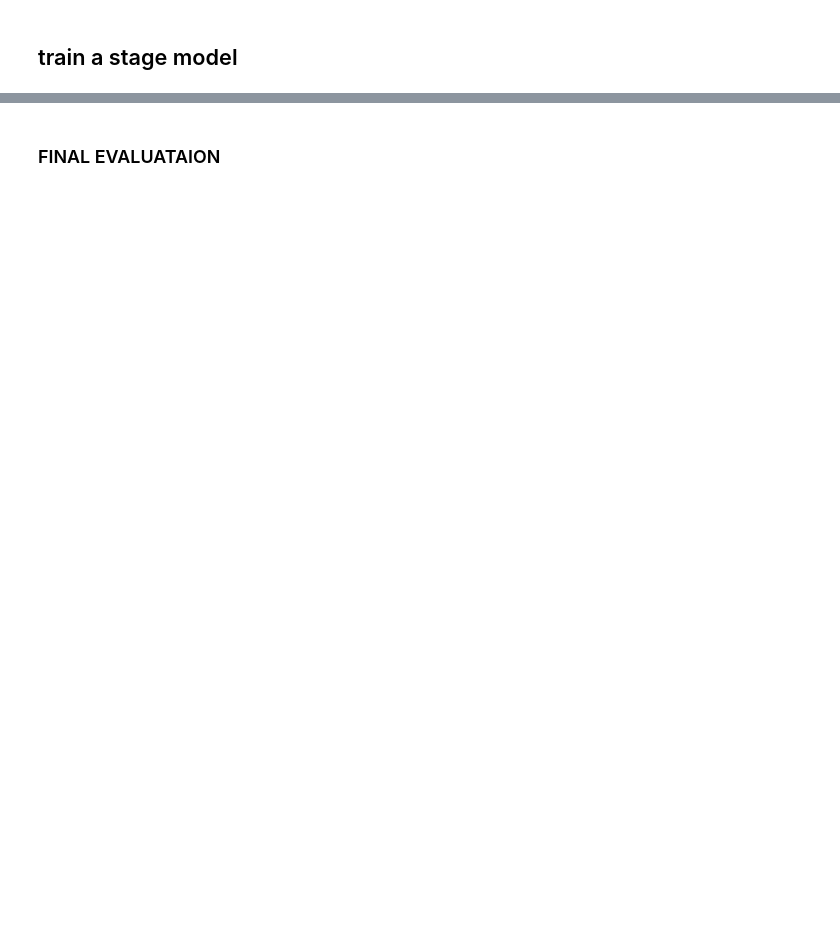
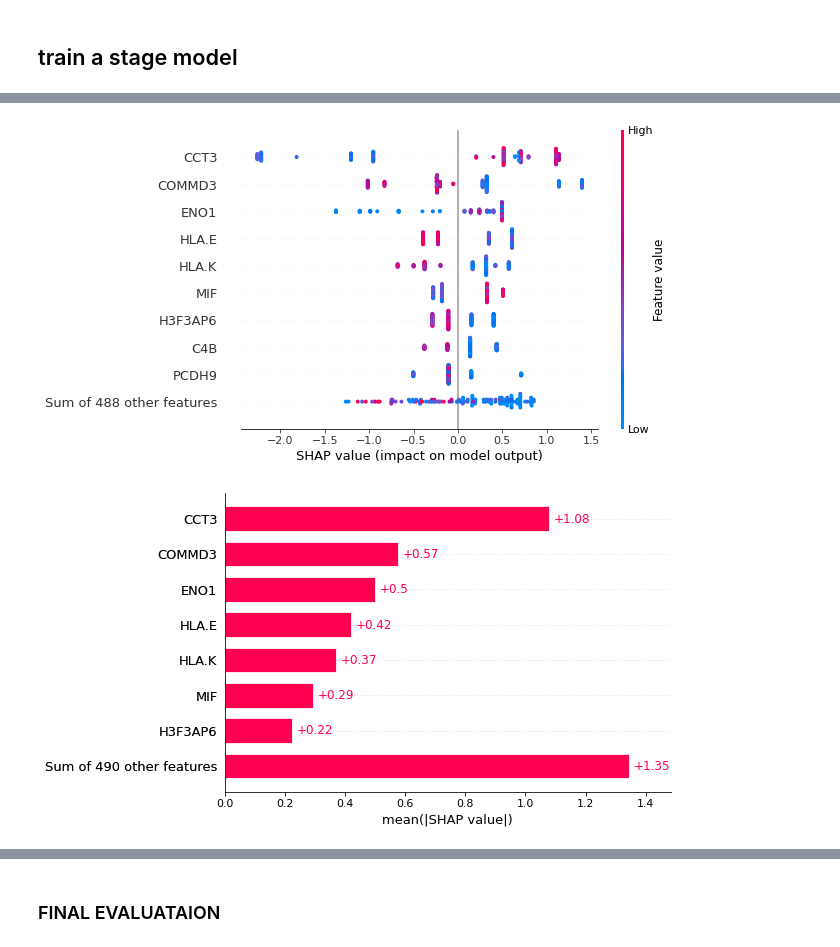
Before and after one commit to sywang/MM_2023, a Jupyter notebook: notebooks/clinical_outcome_prediction.ipynb, the cells around one changed output, grey strips where cells are left out. Saved outputs shown, nothing was run; the diff lists cells and outputs as text; code cells hidden in the pictures; blank space fills up the shorter version.

```diff
--- a/notebooks/clinical_outcome_prediction.ipynb
+++ b/notebooks/clinical_outcome_prediction.ipynb
@@ -165,6 +177,6 @@ pd.concat([y.value_counts().rename(treatment) for treatment, (_, y) in datasets.
 | 1 | 20 | 60 | 31 | 46 | 3 | 51 | 7 | 28 | ... |
 # %%
-good_treatments_data_sets = ["Bortezomib", "Lenalidomide", "Carfilzomib", "DARA", "Pomalidomide"] + ["Triple.Ref", "IMiD.Resistance.Len.Pom.Thali" ,"PI.Resistance.Bort.Carf.Ixa" ]
+good_treatments_data_sets = ["Bortezomib", "Carfilzomib", "Lenalidomide", "Pomalidomide", "DARA"] + ["Triple.Ref", "IMiD.Resistance.Len.Pom.Thali" ,"PI.Resistance.Bort.Carf.Ixa" ]
 # %% [markdown]
 ## model training
 # %%
@@ -250,10 +333,0 @@ plt.show()
-# %%
-monitor_stage = {}
-
-model = XGBClassifier(n_estimators=10, max_depth=3, learning_rate=1)
-
-X_train, X_test, y_train, y_test = train_test_split(X_stage, y_is_stage_3, test_size=0.3, random_state=42)
-
-monitor_stage["Stage"] = train_and_eval_model(X_train, X_test, y_train, y_test, model)
-
-generate_datasets_summerization(monitor_stage)
@@ -267,11 +333,0 @@ plt.show()
-# %%
-import shap
-
-pred = model.predict(X_stage, output_margin=True)
-
-explainer = shap.TreeExplainer(model)
-explanation = explainer(X_stage)
-
-shap_values = explanation.values
-# make sure the SHAP values add up to marginal predictions
-np.abs(shap_values.sum(axis=1) + explanation.base_values - pred).max()
@@ -279,0 +334,18 @@ shap.plots.beeswarm(explanation)
+# %%
+import shap
+
+def print_shap_plots(model, X):
+    try: # tree
+        explainer = shap.TreeExplainer(model)
+        # shap_values = explainer(X)
+        # shap.plots.beeswarm(explanation)
+        # shap.plots.bar(explanation)
+    except:
+        explainer = shap.Explainer(model, X)
+    shap_values = explainer(X)
+    shap.plots.beeswarm(shap_values)
+    shap.plots.bar(shap_values, max_display=8)
+    return shap_values
+# %%
+_ = print_shap_plots(monitor_stage_fixed["Stage"].model, X_stage)
+# %% [output]
@@ -280,3 +353,5 @@ shap.plots.beeswarm(explanation)
+[figure, added]
+[figure, added]
 # %%
 FP = y_test[(y_test==0).values & (y_pred==1).values]
 y_stage.loc[FP.index]
```
Also changed, not shown: parts of 33 cells of this notebook, 1 other file.
